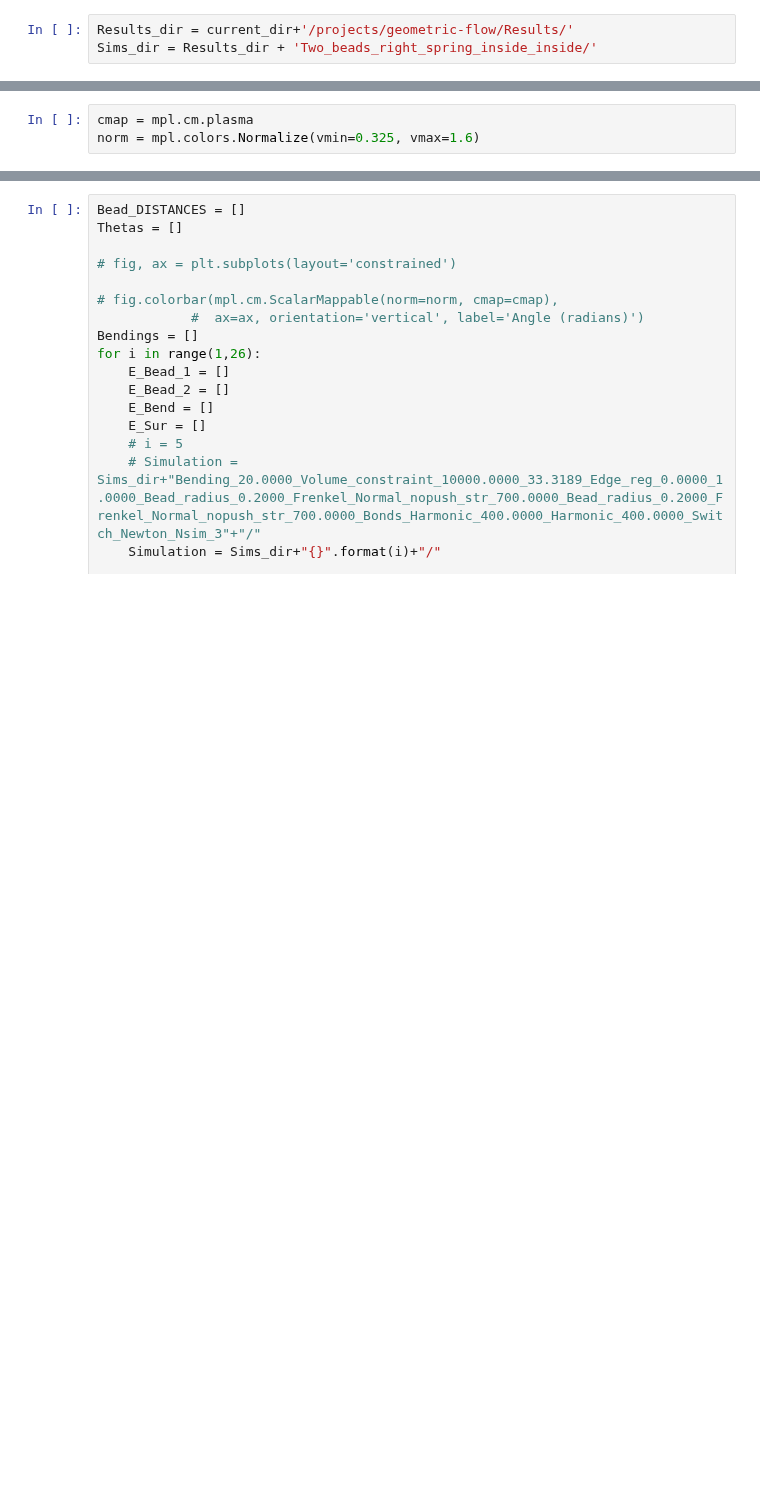
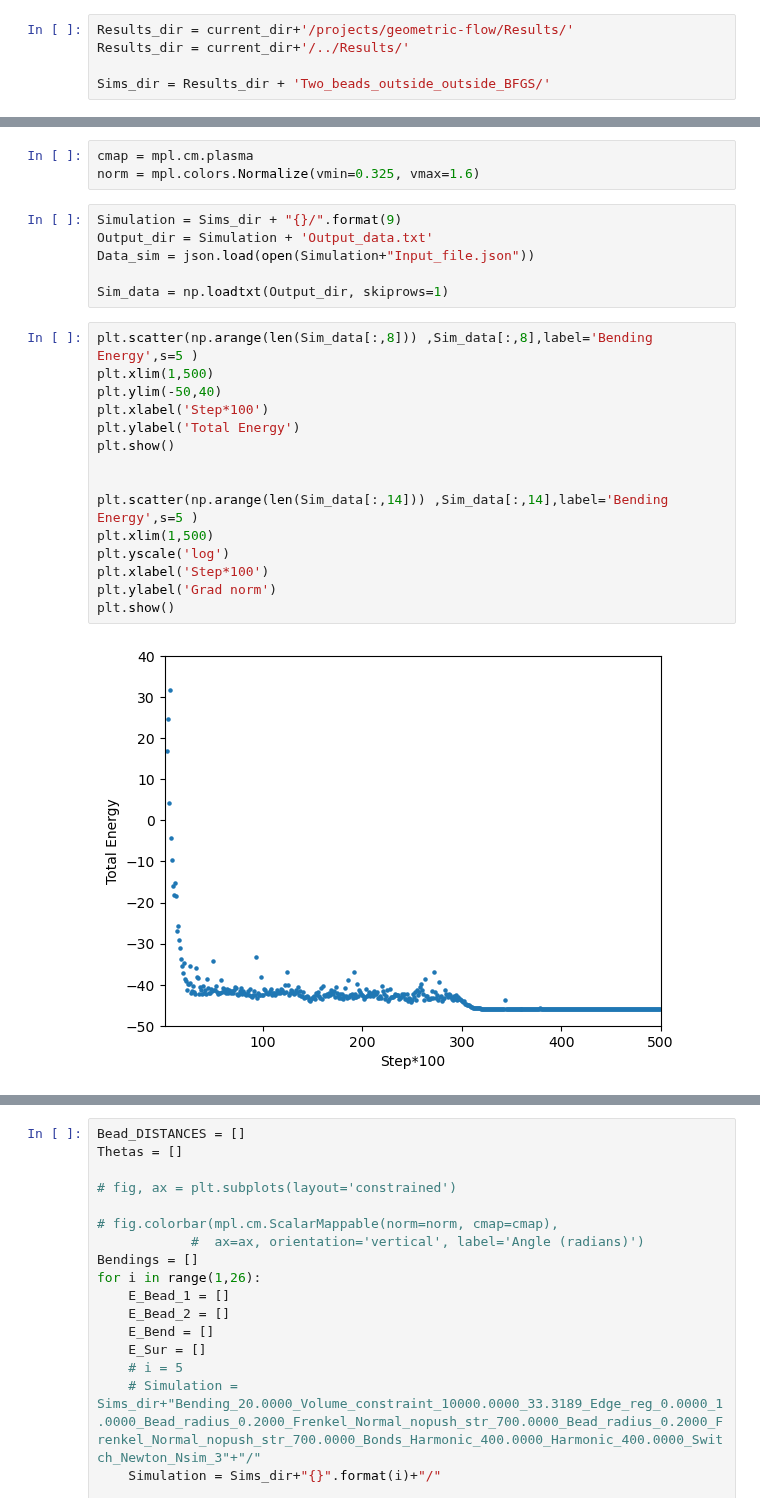
Before and after one commit to Mau-bep/MiraculousMembranes, a Jupyter notebook: projects/geometric-flow/Scripts/Analysis_two_beads.ipynb, the cells around one changed output, grey strips where cells are left out. Cells and saved outputs as stored; diff of their text form; blank space fills up the shorter version.

```diff
--- a/projects/geometric-flow/Scripts/Analysis_two_beads.ipynb
+++ b/projects/geometric-flow/Scripts/Analysis_two_beads.ipynb
@@ -18,6 +18,8 @@ current_dir
 # %%
 Results_dir = current_dir+'/projects/geometric-flow/Results/'
-Sims_dir = Results_dir + 'Two_beads_right_spring_inside_inside/'
+Results_dir = current_dir+'/../Results/'
+
+Sims_dir = Results_dir + 'Two_beads_outside_outside_BFGS/'
 # %%
 dir_list = os.listdir(Sims_dir)
 
@@ -27,3 +29,26 @@ dir_list = os.listdir(Sims_dir)
 # %%
 cmap = mpl.cm.plasma
 norm = mpl.colors.Normalize(vmin=0.325, vmax=1.6)
+# %%
+Simulation = Sims_dir + "{}/".format(9)
+Output_dir = Simulation + 'Output_data.txt'
+Data_sim = json.load(open(Simulation+"Input_file.json"))
+
+Sim_data = np.loadtxt(Output_dir, skiprows=1)
+# %%
+plt.scatter(np.arange(len(Sim_data[:,8])) ,Sim_data[:,8],label='Bending Energy',s=5 )
+plt.xlim(1,500)
+plt.ylim(-50,40)
+plt.xlabel('Step*100')
+plt.ylabel('Total Energy')
+plt.show()
+
+
+plt.scatter(np.arange(len(Sim_data[:,14])) ,Sim_data[:,14],label='Bending Energy',s=5 )
+plt.xlim(1,500)
+plt.yscale('log')
+plt.xlabel('Step*100')
+plt.ylabel('Grad norm')
+plt.show()
+# %% [output]
+[figure, added]
```
Also changed, not shown: parts of 4 cells of this notebook, 10 other files.
